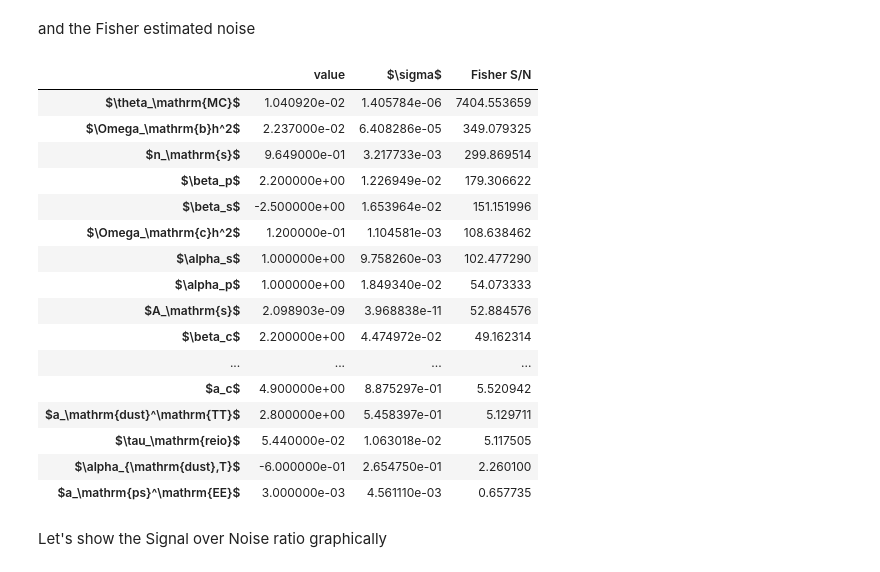
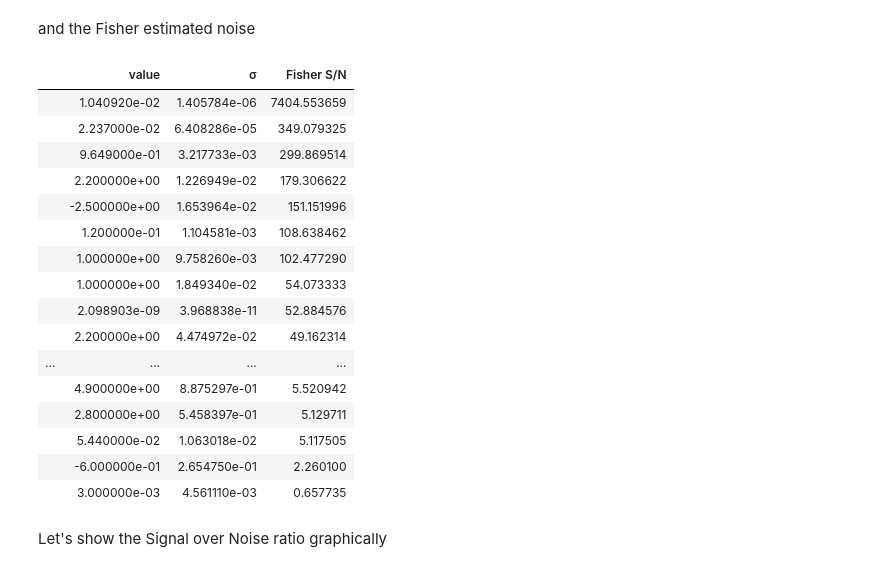
Before and after one commit to simonsobs/LAT_MFLike, a Jupyter notebook: docs/source/notebooks/tutorial_fisher.ipynb, the cells around one changed output. Saved outputs shown, nothing was run; the diff lists cells and outputs as text; code cells hidden in the pictures.

Commit message:
Hackish solution to badly formated pandas dataframe due to latex expression
See https://github.com/executablebooks/jupyter-book/issues/1826

```diff
--- a/docs/source/notebooks/tutorial_fisher.ipynb
+++ b/docs/source/notebooks/tutorial_fisher.ipynb
@@ -150,34 +152,45 @@ fig.colorbar(im, shrink=0.5).set_label("correlation coefficient")
 # %% [markdown]
 and the Fisher estimated noise
 # %%
+# LaTeX expressions do not render properly with pydata-sphinx-theme.
+# It's long standing issue https://github.com/executablebooks/jupyter-book/issues/1826
+# with no real solution except hacky's one. Here we convert LaTeX name of parameters to MathML
+# equivalent and display the pandas dataframe with the styler class of pandas to render HTML code
+# You need to pip install latex2mathml or change index to latex_names variable
+# if you do not plan to generate documentation.
 import pandas as pd
+from latex2mathml.converter import convert
 
-pd.DataFrame(
-    [
-        [defaults[name], sigma, np.abs(defaults[name] / sigma)]
-        for name, sigma in zip(fisher_params, fisher_sigmas)
-    ],
-    columns=["value", r"$\sigma$", "Fisher S/N"],
-    index=latex_names,
-).sort_values("Fisher S/N", ascending=False)
+(
+    pd.DataFrame(
+        [
+            [defaults[name], sigma, np.abs(defaults[name] / sigma)]
+            for name, sigma in zip(fisher_params, fisher_sigmas)
+        ],
+        columns=["value", "σ", "Fisher S/N"],
+        index=map(convert, [rf"{labels[name]}" for name in fisher_params]),
+    )
+    .sort_values("Fisher S/N", ascending=False)
+    .style.format("{:e}", subset=["value", "σ"])
+)
 # %% [output]
-|  | value | $\sigma$ | Fisher S/N |
-| $\theta_\mathrm{MC}$ | 1.040920e-02 | 1.405784e-06 | 7404.553659 |
-| $\Omega_\mathrm{b}h^2$ | 2.237000e-02 | 6.408286e-05 | 349.079325 |
-| $n_\mathrm{s}$ | 9.649000e-01 | 3.217733e-03 | 299.869514 |
-| $\beta_p$ | 2.200000e+00 | 1.226949e-02 | 179.306622 |
-| $\beta_s$ | -2.500000e+00 | 1.653964e-02 | 151.151996 |
-| $\Omega_\mathrm{c}h^2$ | 1.200000e-01 | 1.104581e-03 | 108.638462 |
-| $\alpha_s$ | 1.000000e+00 | 9.758260e-03 | 102.477290 |
-| $\alpha_p$ | 1.000000e+00 | 1.849340e-02 | 54.073333 |
-| $A_\mathrm{s}$ | 2.098903e-09 | 3.968838e-11 | 52.884576 |
-| $\beta_c$ | 2.200000e+00 | 4.474972e-02 | 49.162314 |
+|  | value | σ | Fisher S/N |
+|  | 1.040920e-02 | 1.405784e-06 | 7404.553659 |
+|  | 2.237000e-02 | 6.408286e-05 | 349.079325 |
+|  | 9.649000e-01 | 3.217733e-03 | 299.869514 |
+|  | 2.200000e+00 | 1.226949e-02 | 179.306622 |
+|  | -2.500000e+00 | 1.653964e-02 | 151.151996 |
+|  | 1.200000e-01 | 1.104581e-03 | 108.638462 |
+|  | 1.000000e+00 | 9.758260e-03 | 102.477290 |
+|  | 1.000000e+00 | 1.849340e-02 | 54.073333 |
+|  | 2.098903e-09 | 3.968838e-11 | 52.884576 |
+|  | 2.200000e+00 | 4.474972e-02 | 49.162314 |
 | ... | ... | ... | ... |
-| $a_c$ | 4.900000e+00 | 8.875297e-01 | 5.520942 |
-| $a_\mathrm{dust}^\mathrm{TT}$ | 2.800000e+00 | 5.458397e-01 | 5.129711 |
-| $\tau_\mathrm{reio}$ | 5.440000e-02 | 1.063018e-02 | 5.117505 |
-| $\alpha_{\mathrm{dust},T}$ | -6.000000e-01 | 2.654750e-01 | 2.260100 |
-| $a_\mathrm{ps}^\mathrm{EE}$ | 3.000000e-03 | 4.561110e-03 | 0.657735 |
+|  | 4.900000e+00 | 8.875297e-01 | 5.520942 |
+|  | 2.800000e+00 | 5.458397e-01 | 5.129711 |
+|  | 5.440000e-02 | 1.063018e-02 | 5.117505 |
+|  | -6.000000e-01 | 2.654750e-01 | 2.260100 |
+|  | 3.000000e-03 | 4.561110e-03 | 0.657735 |
 # %% [markdown]
 Let's show the Signal over Noise ratio graphically
 # %%
```
Also changed, not shown: parts of 2 cells of this notebook, 1 other file.
